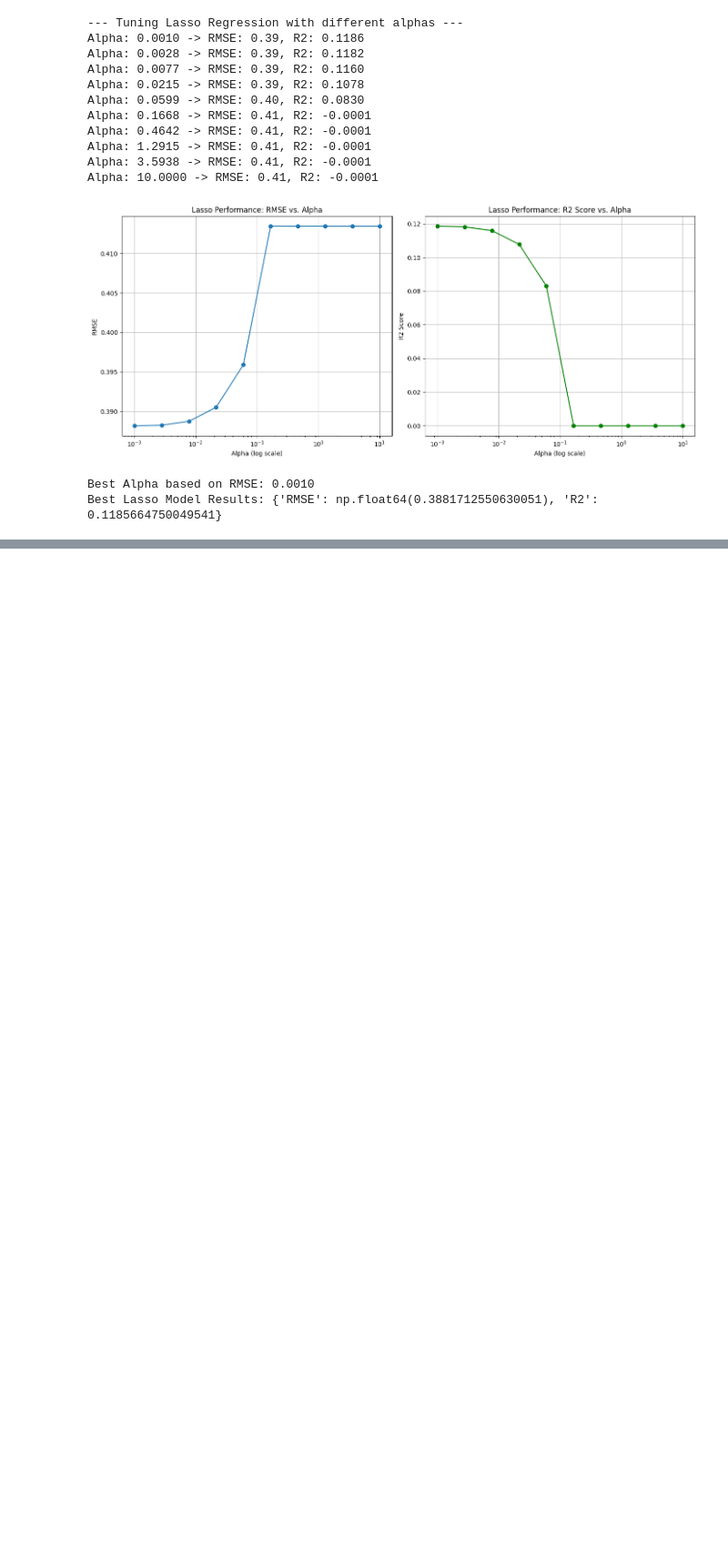
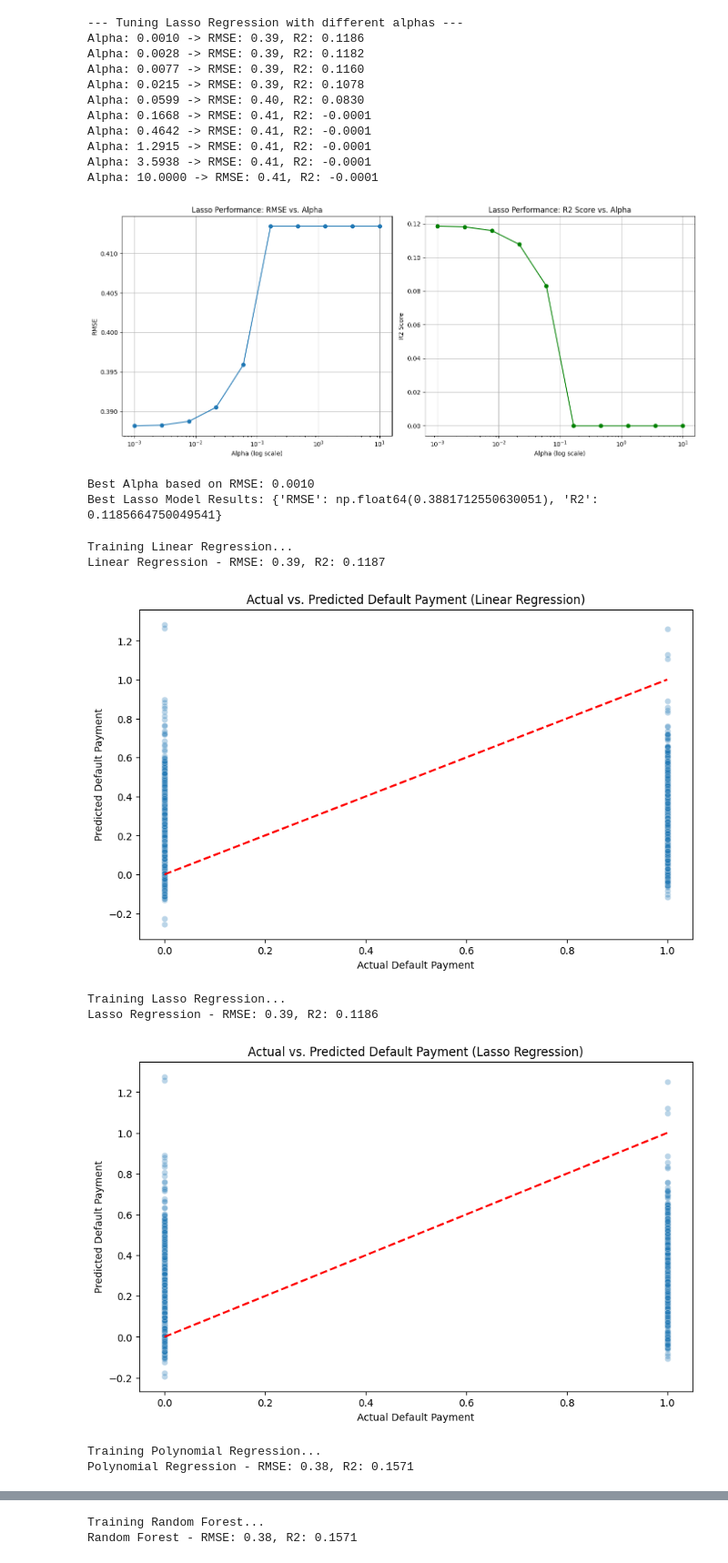
Before and after one commit to licyambrose/CreditCardDefault, a Jupyter notebook: creditcarddefault.ipynb, the cells around one changed output, grey strips where cells are left out. Shown: that part at 91% size. Cells and saved outputs as stored; diff of their text form; code cells hidden in the pictures; blank space fills up the shorter version.

```diff
--- a/creditcarddefault.ipynb
+++ b/creditcarddefault.ipynb
@@ -349,3 +349,13 @@ Alpha: 10.0000 -> RMSE: 0.41, R2: -0.0001
 [figure]
 Best Alpha based on RMSE: 0.0010
 Best Lasso Model Results: {'RMSE': np.float64(0.3881712550630051), 'R2': 0.1185664750049541}
+# %%
+# --- Model Pipelines ---
+
+# 1. Linear Regression
+lr_pipeline = Pipeline(steps=[('preprocessor', preprocessor),
+                              ('regressor', LinearRegression())])
+# %%
+# 2. Lasso Regression
+lasso_pipeline = Pipeline(steps=[('preprocessor', preprocessor),
+                                 ('regressor', Lasso(alpha=best_alpha, random_state=42))])
@@ -351,0 +380,59 @@ Best Lasso Model Results: {'RMSE': np.float64(0.3881712550630051), 'R2': 0.11856
+# %%
+# 4. Random Forest Regressor
+rf_pipeline = Pipeline(steps=[('preprocessor', preprocessor),
+                              ('regressor', RandomForestRegressor(n_estimators=100, random_state=42, n_jobs=-1))])
+# %%
+# --- Train and Evaluate Models ---
+models = {
+    "Linear Regression": lr_pipeline,
+    "Lasso Regression": lasso_pipeline,
+    "Polynomial Regression": poly_pipeline,
+    "Random Forest": rf_pipeline,
+}
+
+results = {}
+
+# Create a smaller sample for the slow Random Forest model
+X_train_sample, _, y_train_sample, _ = train_test_split(
+    X_train, y_train, train_size=0.2, random_state=42
+)
+
+for name, model in models.items():
+    print(f"Training {name}...")
+    if name == "Random Forest":
+        # Train Random Forest on the smaller sample
+        model.fit(X_train_sample, y_train_sample)
+    else:
+        # Train other models on the full training data
+        model.fit(X_train, y_train)
+
+    y_pred = model.predict(X_test)
+
+    rmse = np.sqrt(mean_squared_error(y_test, y_pred))
+    r2 = r2_score(y_test, y_pred)
+
+    results[name] = {'RMSE': rmse, 'R2': r2}
+    print(f"{name} - RMSE: {rmse:.2f}, R2: {r2:.4f}\n")
+
+    # Plot actual vs. predicted values
+    plt.figure(figsize=(10, 6))
+    sns.scatterplot(x=y_test, y=y_pred, alpha=0.3)
+    plt.plot([y_test.min(), y_test.max()], [y_test.min(), y_test.max()], '--r', linewidth=2)
+    plt.title(f'Actual vs. Predicted Default Payment ({name})')
+    plt.xlabel('Actual Default Payment')
+    plt.ylabel('Predicted Default Payment')
+    plt.ticklabel_format(style='plain', axis='both')
+    plt.show()
+
+# Display results
+results_df = pd.DataFrame(results).T
+print(results_df)
+# %% [output]
+Training Linear Regression...
+Linear Regression - RMSE: 0.39, R2: 0.1187
+[figure, added]
+Training Lasso Regression...
+Lasso Regression - RMSE: 0.39, R2: 0.1186
+[figure, added]
+Training Polynomial Regression...
+Polynomial Regression - RMSE: 0.38, R2: 0.1571
@@ -351,0 +440,2 @@ Best Lasso Model Results: {'RMSE': np.float64(0.3881712550630051), 'R2': 0.11856
+Training Random Forest...
+Random Forest - RMSE: 0.38, R2: 0.1571
```
Also changed, not shown: parts of 2 cells of this notebook.
